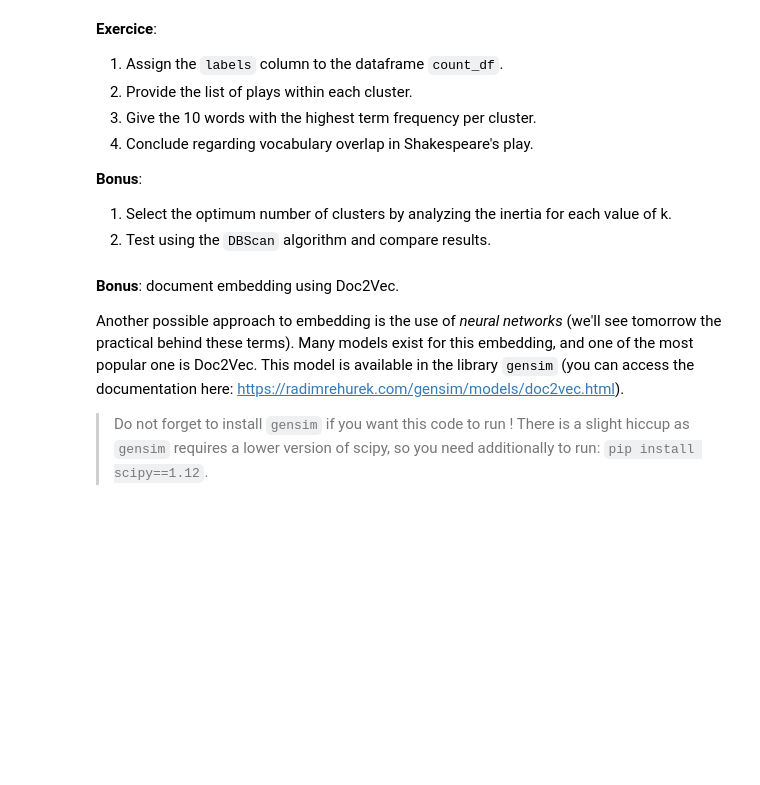
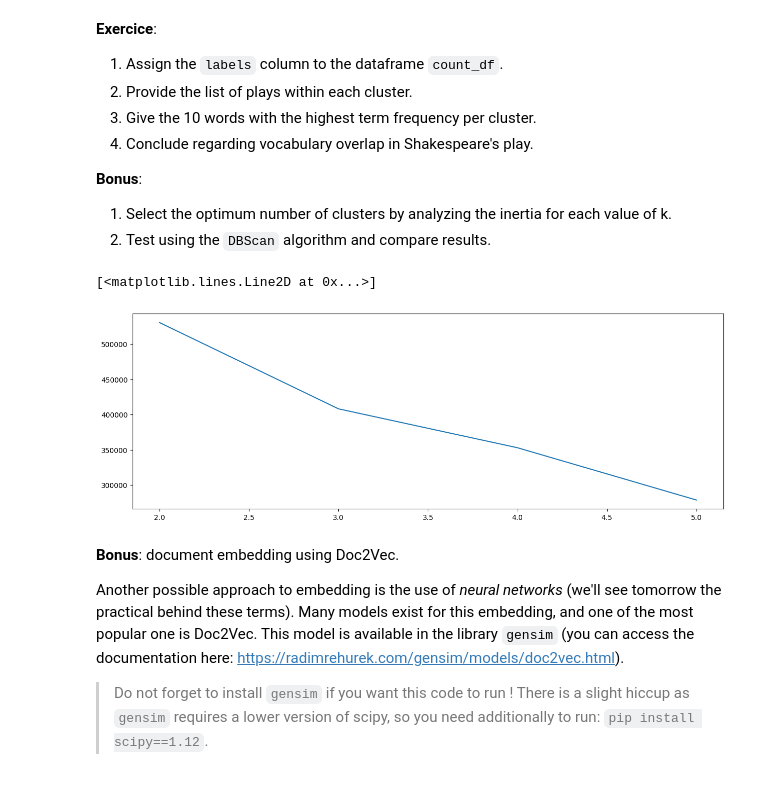
Before and after one commit to py4SHS/nlp, a Jupyter notebook: lab/lab.ipynb, the cells around one changed output. Drawn from its saved outputs; the diff is of its cells as text; code cells hidden in the pictures; blank space fills up the shorter version.

```diff
--- a/lab/lab.ipynb
+++ b/lab/lab.ipynb
@@ -120,7 +274,7 @@ We are going to use k-means clustering (see lecture slides) to group works that
 # %%
 from sklearn.cluster import KMeans
 
-kmeans= KMeans(n_clusters=5, n_init="auto")
+kmeans= KMeans(n_clusters=4, n_init="auto")
 kmeans.fit(count_df_)
 labels = kmeans.labels_
 # %% [markdown]
@@ -135,3 +323,14 @@ The `labels` list contains for each title its associated cluster.
 **Bonus**:
 1. Select the optimum number of clusters by analyzing the inertia for each value of k.
 2. Test using the `DBScan` algorithm and compare results.
+# %%
+inertias = []
+for k in [2, 3, 4, 5]:
+    kmeans= KMeans(n_clusters=k, n_init="auto")
+    kmeans.fit(count_df_)
+    inertias.append(kmeans.inertia_)
+# %%
+plt.plot([2, 3, 4, 5], inertias)
+# %% [output]
+[<matplotlib.lines.Line2D at 0x...>]
+[figure, added]
```
Also changed, not shown: parts of 20 cells of this notebook.
